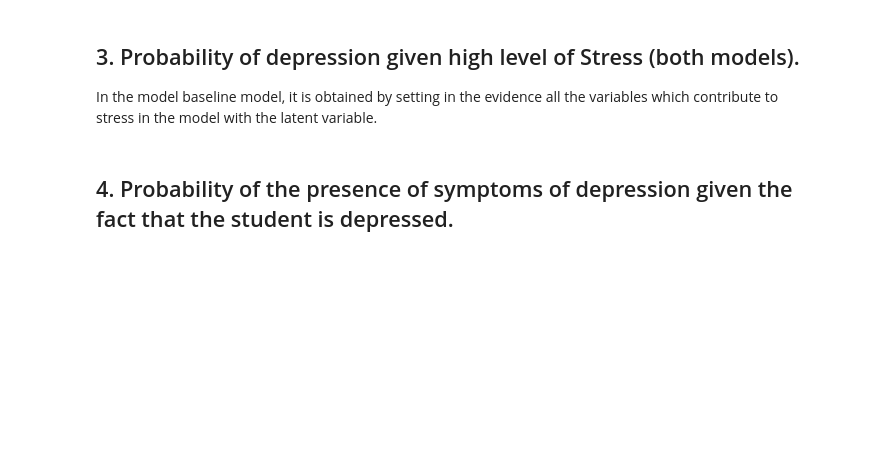
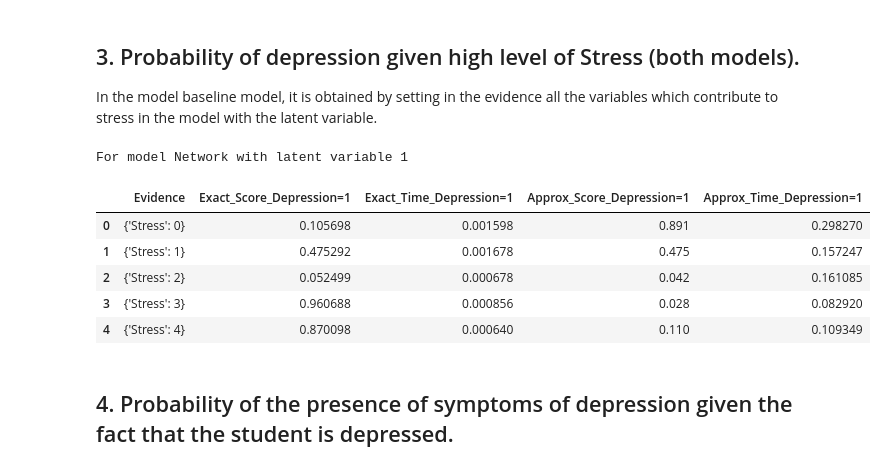
Before and after one commit to Shardyne/faikr3-project, a Jupyter notebook: network_comparison.ipynb, the cells around one changed output. Drawn from its saved outputs; the diff is of its cells as text; code cells hidden in the pictures; blank space fills up the shorter version.

Commit message:
Queries

```diff
--- a/network_comparison.ipynb
+++ b/network_comparison.ipynb
@@ -529,5 +573,41 @@ Female exact **************************************************
 ## 3. Probability of depression given high level of Stress (both models).
 
 In the model baseline model, it is obtained by setting in the evidence all the variables which contribute to stress in the model with the latent variable.
+# %%
+# Here we have to differentiate the queries
+result_df_3 = {}
+
+# name = "Baseline Network 1"
+# model = BN_baseline1
+# print(f"For model {name}")
+# result_df_3[name] = general_query(
+#     model,
+#     query_vars=["Depression"],
+#     attribute_evidence=["FinancialStress", "AcademicPressure"],
+#     index_retrieve_values=[1], # only P(Depression=1)
+#     show_progress=True
+# )
+# display(result_df_3[name])
+
+
+name = "Network with latent variable 1"
+model = BN_latent1
+print(f"For model {name}")
+result_df_3[name] = general_query(
+    model,
+    query_vars=["Depression"],
+    attribute_evidence=["Stress"],
+    index_retrieve_values=[1], # only P(Depression=1)
+    show_progress=True
+)
+display(result_df_3[name])
+# %% [output]
+For model Network with latent variable 1
+|  | Evidence | Exact_Score_Depression=1 | Exact_Time_Depression=1 | Approx_Score_Depression=1 | Approx_Time_Depression=1 |
+| 0 | {'Stress': 0} | 0.105698 | 0.001598 | 0.891 | 0.298270 |
+| 1 | {'Stress': 1} | 0.475292 | 0.001678 | 0.475 | 0.157247 |
+| 2 | {'Stress': 2} | 0.052499 | 0.000678 | 0.042 | 0.161085 |
+| 3 | {'Stress': 3} | 0.960688 | 0.000856 | 0.028 | 0.082920 |
+| 4 | {'Stress': 4} | 0.870098 | 0.000640 | 0.110 | 0.109349 |
 # %% [markdown]
 ## 4. Probability of the presence of symptoms of depression given the fact that the student is depressed.
```
Also changed, not shown: parts of 9 cells of this notebook.
